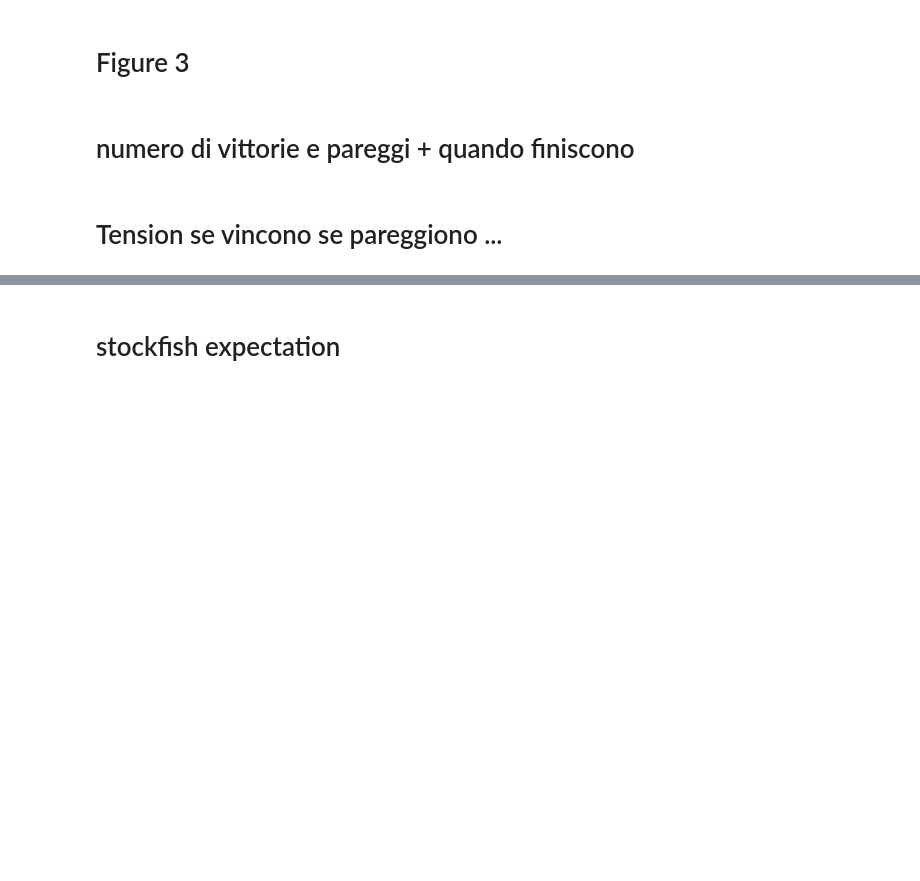
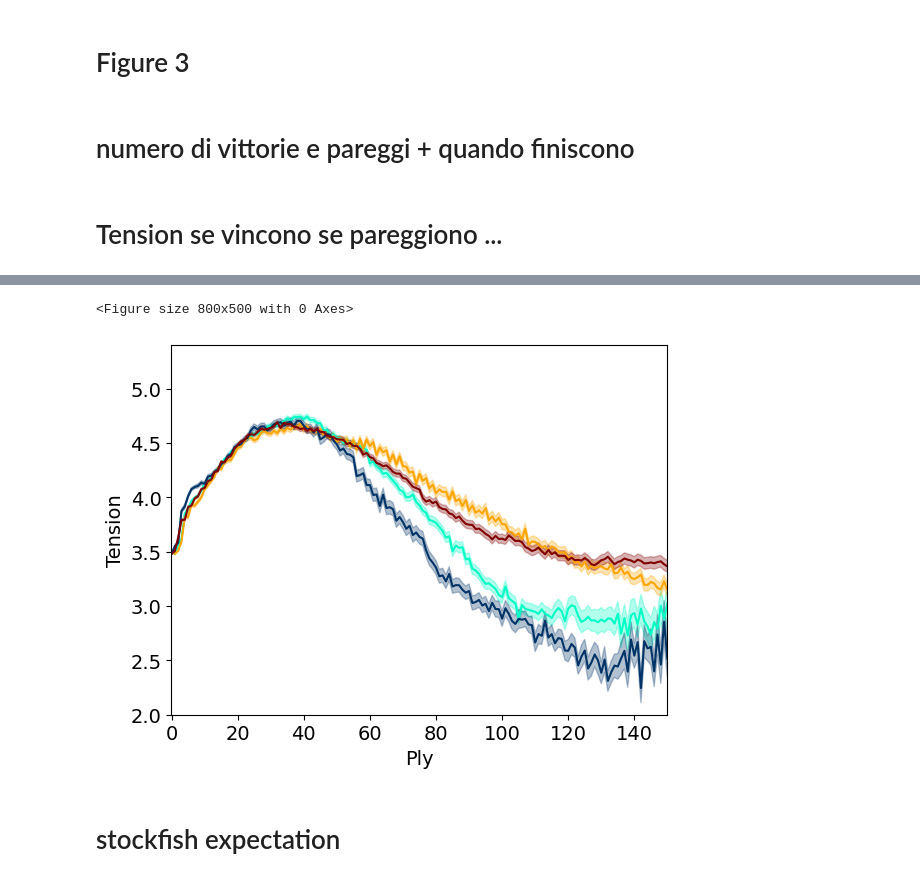
Before and after one commit to Draghellon/Tension_Chess, a Jupyter notebook: corrected_full_graph_single_game_analysis.ipynb, the cells around one changed output, grey strips where cells are left out. Cells and saved outputs as stored; diff of their text form; code cells hidden in the pictures; blank space fills up the shorter version.

```diff
--- a/corrected_full_graph_single_game_analysis.ipynb
+++ b/corrected_full_graph_single_game_analysis.ipynb
@@ -4799,14 +5106,14 @@ plt.figure(figsize=(8, 5))
 fig, ax = plt.subplots()
 
 
-df = pd.read_csv(r"C:\Users\Pc\Desktop\PHYTON\Chess\DATI_ARTICOLO\DATI_FIG_1\tensione_pareggi.csv")
+df = pd.read_csv(r"C:\Users\Pc\Desktop\PHYTON\Chess\DATI_ARTICOLO\NUOVI_DATI\tensione_pareggi.csv")
 T = list(df["T"])
 T_IA = list(df["T_IA"])
 DT = list(df["DT"])
 DT_IA = list(df["DT_IA"])
 
-T = [1] + T
-T_IA = [1] + T_IA
+T = [3.478823657613705] + T
+T_IA = [3.478823657613705] + T_IA
 DT = [0] + DT
 DT_IA = [0] + DT_IA
 
@@ -4833,49 +5140,53 @@ ax.fill_between(x_IA,
 
 
 #####################################
-df = pd.read_csv(r"C:\Users\Pc\Desktop\PHYTON\Chess\DATI_ARTICOLO\DATI_FIG_1\tensione_vittorie.csv")
+df = pd.read_csv(r"C:\Users\Pc\Desktop\PHYTON\Chess\DATI_ARTICOLO\NUOVI_DATI\tensione_vittorie.csv")
 T = list(df["T"])
 T_IA = list(df["T_IA"])
 DT = list(df["DT"])
 DT_IA = list(df["DT_IA"])
 
-T = [1] + T
-T_IA = [1] + T_IA
+T = [3.478823657613705] + T
+T_IA = [3.478823657613705] + T_IA
 DT = [0] + DT
 DT_IA = [0] + DT_IA
 
 
 
 
 x = np.arange(0, len(T))  # Adjust ply numbers to start at 1
 x_IA = np.arange(0, len(T_IA))  # Adjust ply numbers to start at 1
 ax.plot(x, T, label='Humans', color = "#003366")
+#ax.plot(x, T, label='Humans', color = "black")
 ax.fill_between(x,
                 [m - e for m, e in zip(T, DT)],
                 [m + e for m, e in zip(T, DT)],
                 color='#003366',
                 alpha=0.3,
                 label='Error (Humans)')
 ax.plot(x_IA, T_IA, label='Leela vs Stockfish', color='#800000')
 ax.fill_between(x_IA,
                 [m - e for m, e in zip(T_IA, DT_IA)],
                 [m + e for m, e in zip(T_IA, DT_IA)],
                 color='#800000',
                 alpha=0.3,
                 label='Error (Leela vs Stockfish)')
 ###########################################
 plt.rcParams.update({'font.size': 14})
 #plt.rcParams.update({'font.size': 10})
 ax.axhline(y=0, color='black', linestyle='--', linewidth=0.8)
-plt.ylim(-0.005, 1.9)
-plt.xlim(-0.005, 150)
+plt.ylim(2, 5.4)
+plt.xlim(-0.05, 150)
 #ax.legend(fontsize=8)
 ax.set_ylabel("Tension", fontsize=14)
 ax.set_xlabel("Ply", fontsize=14)
-plt.savefig(r"C:\Users\Pc\Desktop\PHYTON\Chess\DATI_ARTICOLO\DATI_FIG_1\Tension_tutto.png", dpi=800, bbox_inches="tight")  # Save as PNG with high resolution
+plt.savefig(r"C:\Users\Pc\Desktop\PHYTON\Chess\DATI_ARTICOLO\NUOVI_DATI\Tension_tutto.png", dpi=800, bbox_inches="tight")  # Save as PNG with high resolution
 
 
 plt.show()
+# %% [output]
+<Figure size 800x500 with 0 Axes>
+[figure, added]
 # %%
 df = pd.read_csv(r"C:\Users\Pc\Desktop\PHYTON\Chess\DATI_ARTICOLO\DATI_FIG_1\tensione.csv")
 T = list(df["T"])
```
Also changed, not shown: parts of 45 cells of this notebook.
